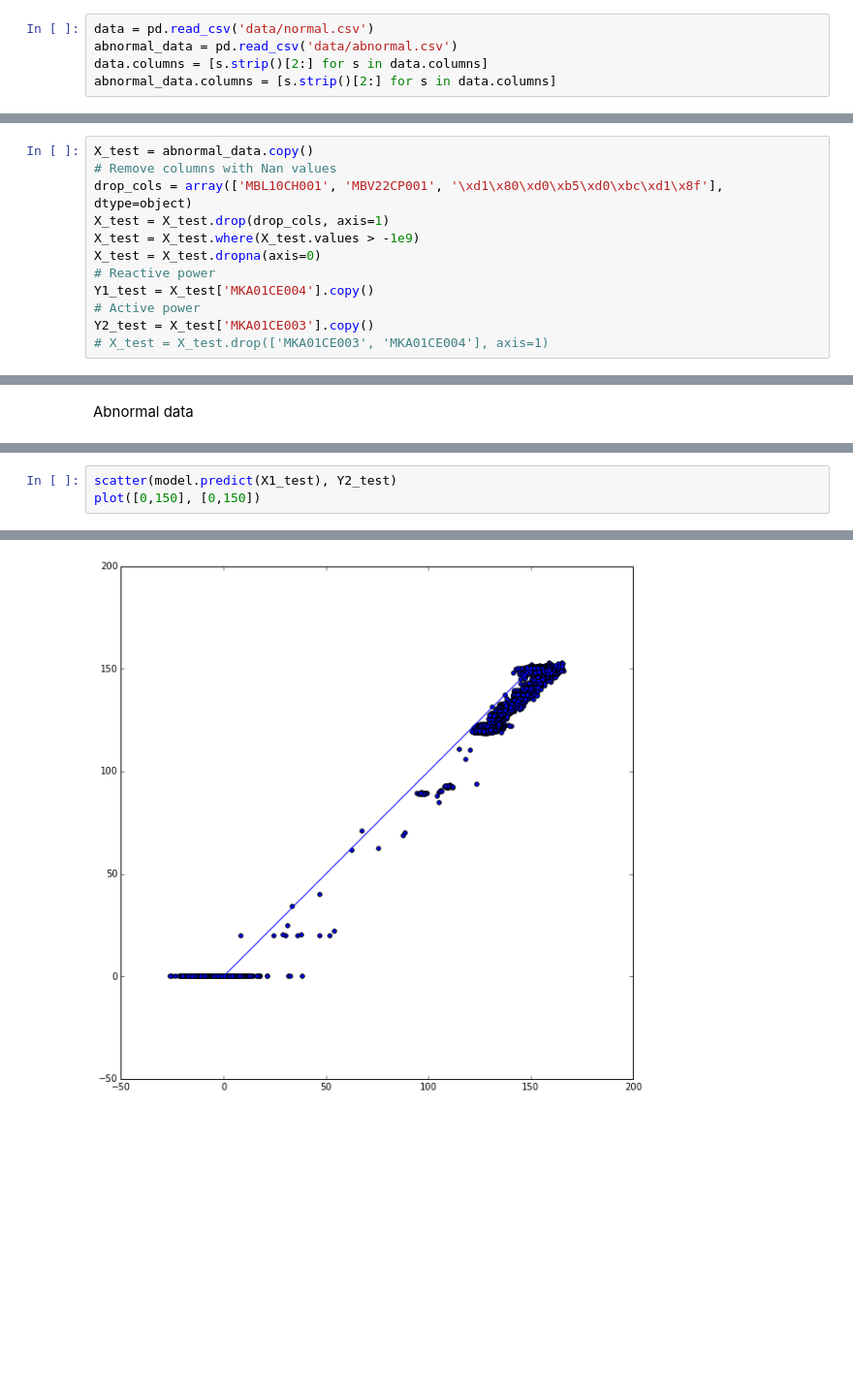
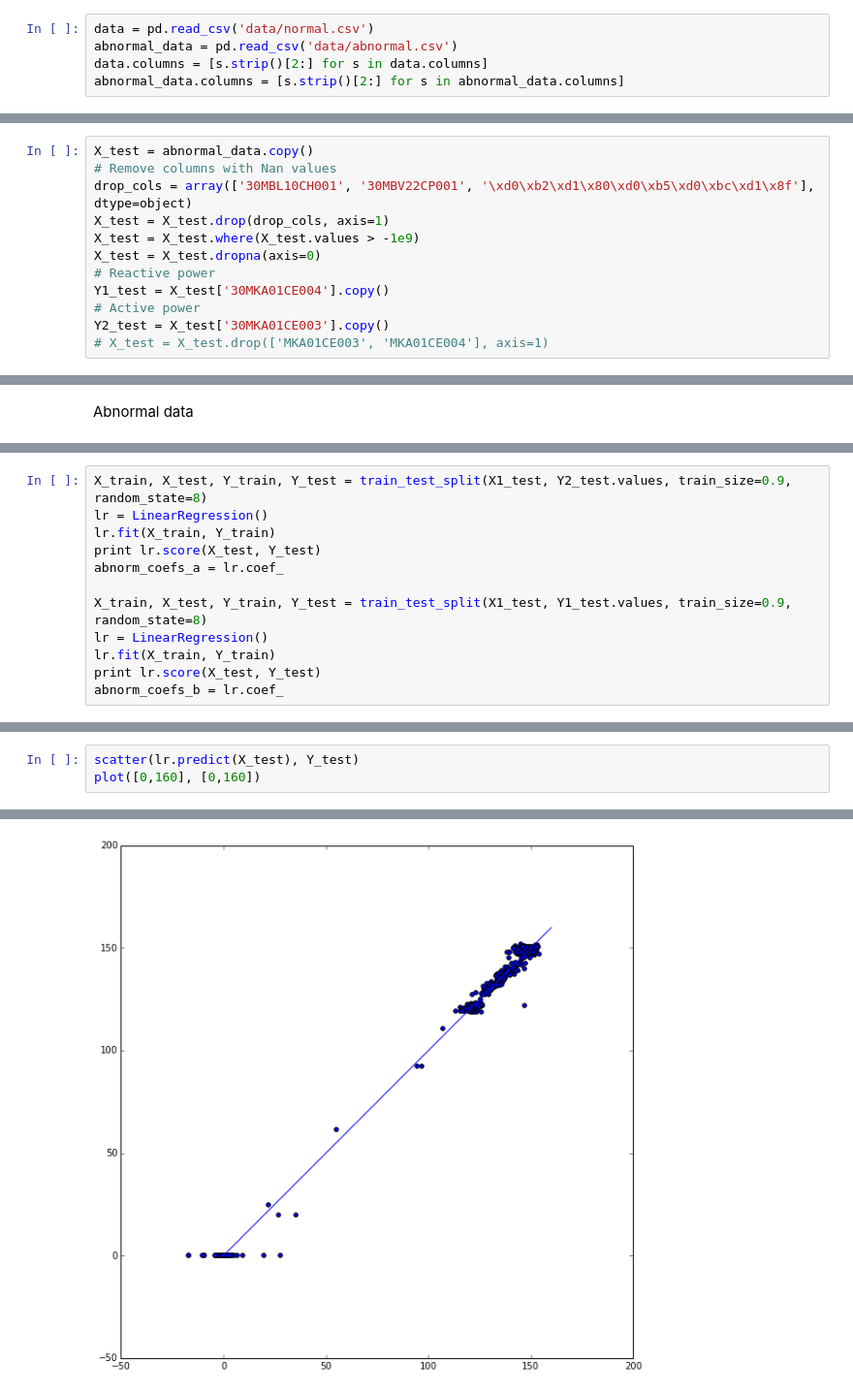
Before and after one commit to dodadvance/phm_course, a Jupyter notebook: PowerPlant/Test power.ipynb, the cells around one changed output, grey strips where cells are left out. Shown at 97% size. Saved outputs shown, nothing was run; the diff lists cells and outputs as text; blank space fills up the shorter version.

```diff
--- a/PowerPlant/Test power.ipynb
+++ b/PowerPlant/Test power.ipynb
@@ -13,4 +13,4 @@ figsize(10,10)
 data = pd.read_csv('data/normal.csv')
 abnormal_data = pd.read_csv('data/abnormal.csv')
 data.columns = [s.strip()[2:] for s in data.columns]
-abnormal_data.columns = [s.strip()[2:] for s in data.columns]
+abnormal_data.columns = [s.strip()[2:] for s in abnormal_data.columns]
@@ -37,14 +35,14 @@ Abnormal data
 # %%
 X_test = abnormal_data.copy()
 # Remove columns with Nan values
-drop_cols = array(['MBL10CH001', 'MBV22CP001', '\xd1\x80\xd0\xb5\xd0\xbc\xd1\x8f'], dtype=object)
+drop_cols = array(['30MBL10CH001', '30MBV22CP001', '\xd0\xb2\xd1\x80\xd0\xb5\xd0\xbc\xd1\x8f'], dtype=object)
 X_test = X_test.drop(drop_cols, axis=1)
 X_test = X_test.where(X_test.values > -1e9)
 X_test = X_test.dropna(axis=0)
 # Reactive power
-Y1_test = X_test['MKA01CE004'].copy()
+Y1_test = X_test['30MKA01CE004'].copy()
 # Active power
-Y2_test = X_test['MKA01CE003'].copy()
+Y2_test = X_test['30MKA01CE003'].copy()
 # X_test = X_test.drop(['MKA01CE003', 'MKA01CE004'], axis=1)
 # %% [markdown]
 # Correlation coefficients
@@ -177,0 +200,12 @@ model.score(X1_test, Y2_test)
+# %%
+X_train, X_test, Y_train, Y_test = train_test_split(X1_test, Y2_test.values, train_size=0.9, random_state=8)
+lr = LinearRegression()
+lr.fit(X_train, Y_train)
+print lr.score(X_test, Y_test)
+abnorm_coefs_a = lr.coef_
+
+X_train, X_test, Y_train, Y_test = train_test_split(X1_test, Y1_test.values, train_size=0.9, random_state=8)
+lr = LinearRegression()
+lr.fit(X_train, Y_train)
+print lr.score(X_test, Y_test)
+abnorm_coefs_b = lr.coef_
@@ -178,6 +215,6 @@ model.score(X1_test, Y2_test)
 # %%
-scatter(model.predict(X1_test), Y2_test)
-plot([0,150], [0,150])
+scatter(lr.predict(X_test), Y_test)
+plot([0,160], [0,160])
 # %% [output]
 [<matplotlib.lines.Line2D at 0x...>]
-[figure, old version]
+[figure, new version]
```
Also changed, not shown: parts of 28 cells of this notebook, 1 other file.
